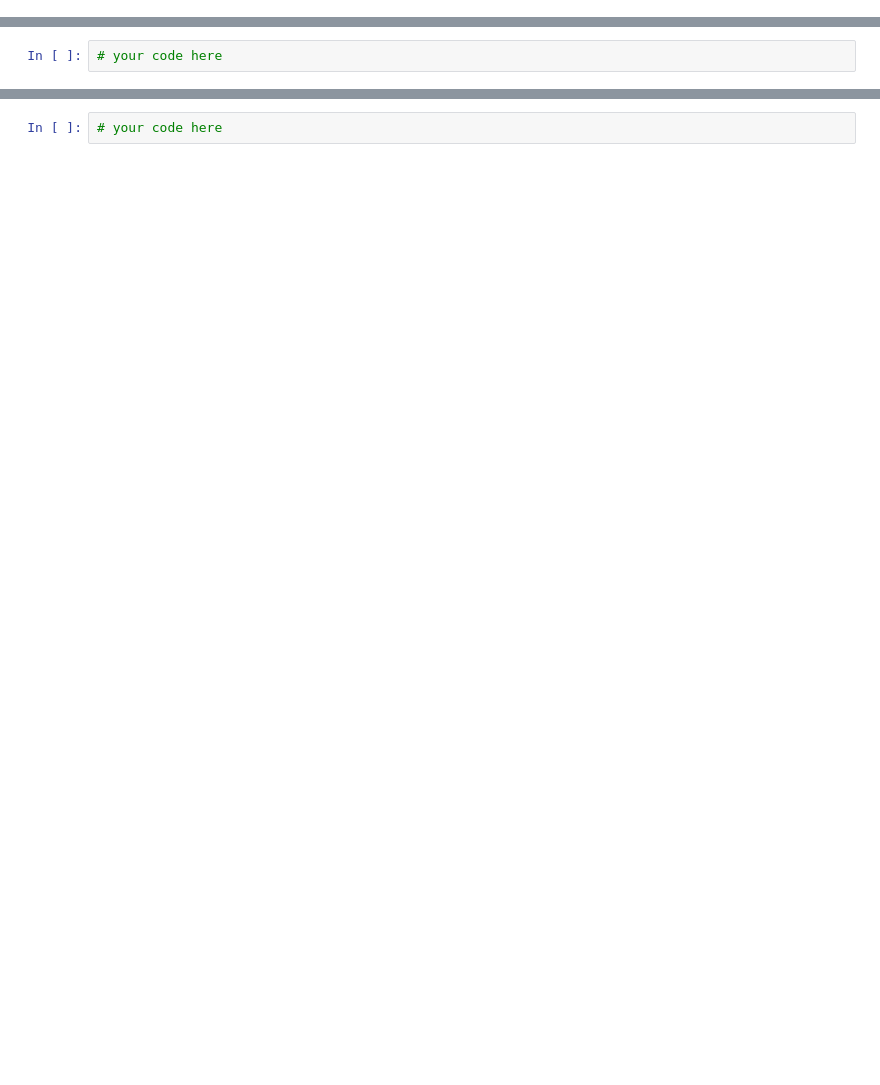
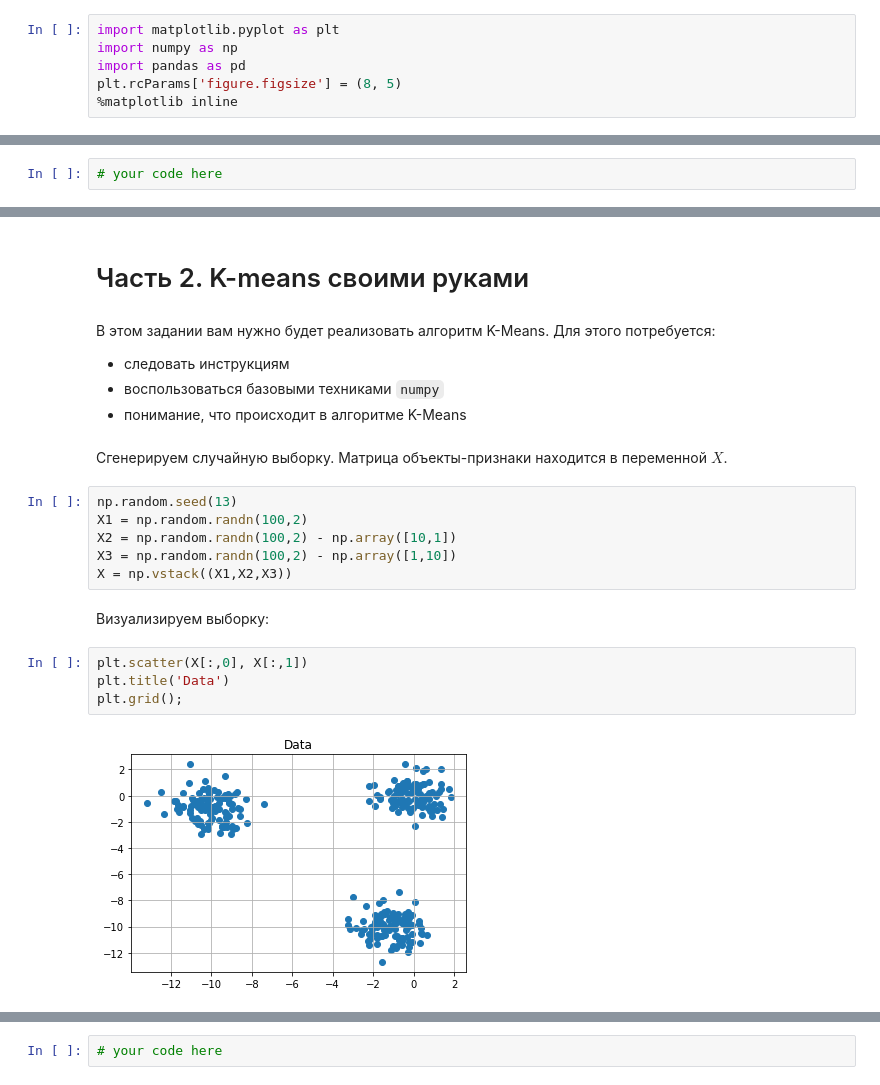
Before and after one commit to sashasenna/hse_ml_2021, a Jupyter notebook: hw/hw6/hw06.ipynb, the cells around one changed output, grey strips where cells are left out. Cells and saved outputs as stored; diff of their text form; blank space fills up the shorter version.

```diff
--- a/hw/hw6/hw06.ipynb
+++ b/hw/hw6/hw06.ipynb
@@ -223,0 +48,6 @@ def q_plot(X, X_resid, number_pc):
+# %%
+import matplotlib.pyplot as plt
+import numpy as np
+import pandas as pd
+plt.rcParams['figure.figsize'] = (8, 5)
+%matplotlib inline
@@ -235,0 +102,24 @@ def q_plot(X, X_resid, number_pc):
+# %% [markdown]
+# Часть 2. K-means своими руками
+# %% [markdown]
+В этом задании вам нужно будет реализовать алгоритм K-Means. Для этого потребуется:
+
+- следовать инструкциям
+- воспользоваться базовыми техниками `numpy`
+- понимание, что происходит в алгоритме K-Means
+# %% [markdown]
+Сгенерируем случайную выборку. Матрица объекты-признаки находится в переменной $X$.
+# %%
+np.random.seed(13)
+X1 = np.random.randn(100,2)
+X2 = np.random.randn(100,2) - np.array([10,1])
+X3 = np.random.randn(100,2) - np.array([1,10])
+X = np.vstack((X1,X2,X3))
+# %% [markdown]
+Визуализируем выборку:
+# %%
+plt.scatter(X[:,0], X[:,1])
+plt.title('Data')
+plt.grid();
+# %% [output]
+[figure, added]
```
Also changed, not shown: parts of 115 cells of this notebook, 3 other files.
